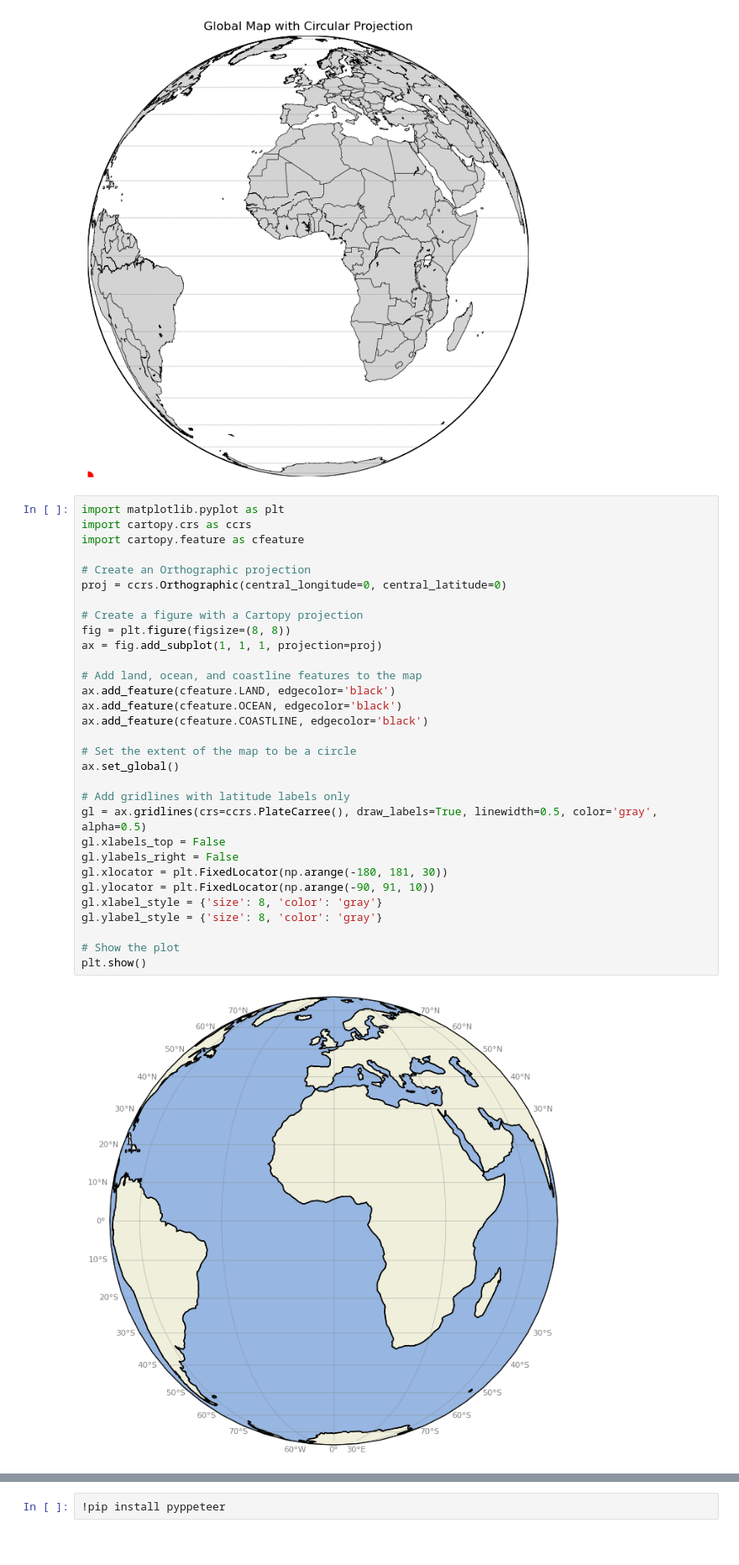
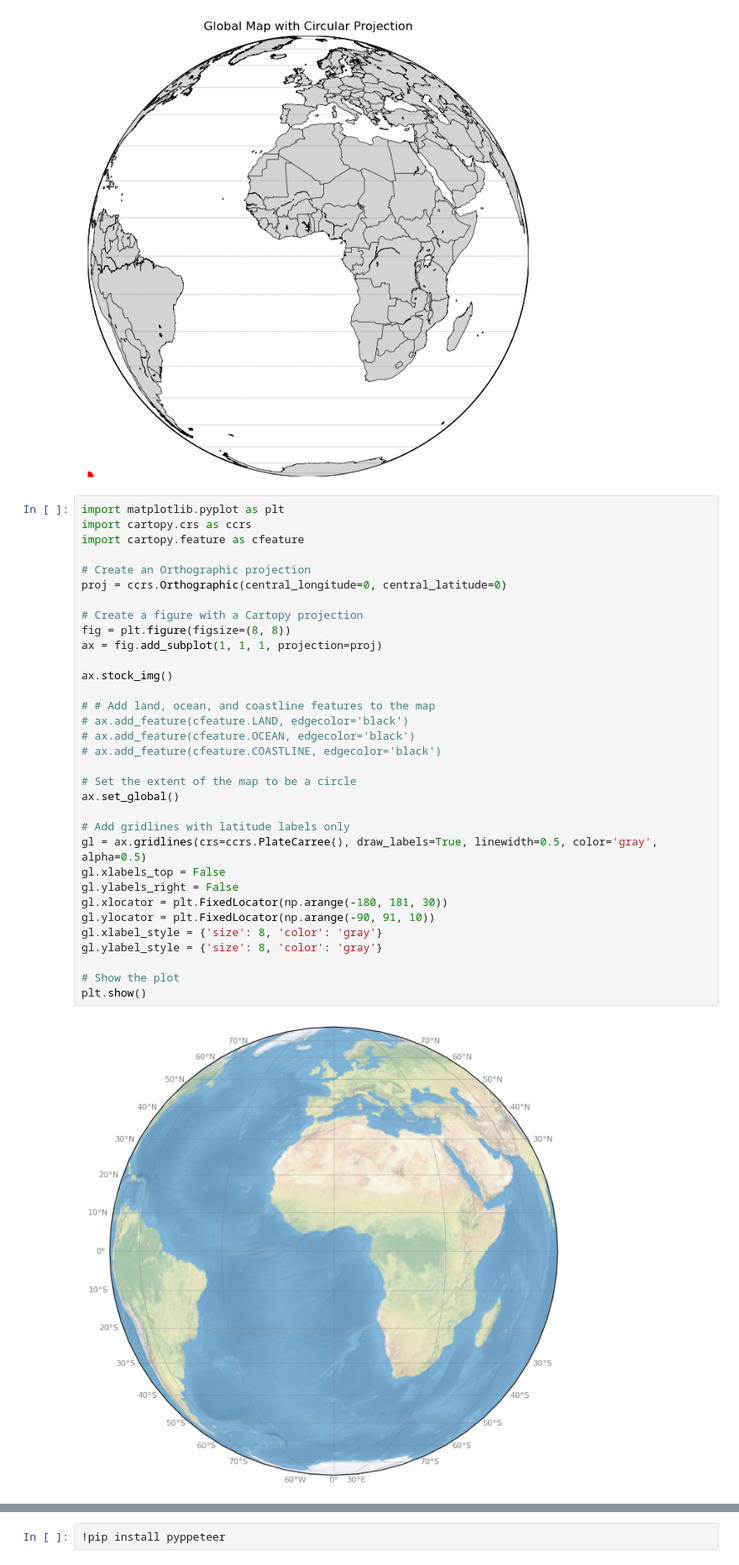
Before and after one commit to Peisong-Zheng/NS_syn, a Jupyter notebook: pre_phase_dis.ipynb, the cells around one changed output, grey strips where cells are left out. Shown at 84% size. Cells and saved outputs as stored; diff of their text form.

```diff
--- a/pre_phase_dis.ipynb
+++ b/pre_phase_dis.ipynb
@@ -137,36 +225,38 @@ plt.show()
 # %%
 import matplotlib.pyplot as plt
 import cartopy.crs as ccrs
 import cartopy.feature as cfeature
 
 # Create an Orthographic projection
 proj = ccrs.Orthographic(central_longitude=0, central_latitude=0)
 
 # Create a figure with a Cartopy projection
 fig = plt.figure(figsize=(8, 8))
 ax = fig.add_subplot(1, 1, 1, projection=proj)
 
-# Add land, ocean, and coastline features to the map
-ax.add_feature(cfeature.LAND, edgecolor='black')
-ax.add_feature(cfeature.OCEAN, edgecolor='black')
-ax.add_feature(cfeature.COASTLINE, edgecolor='black')
+ax.stock_img()
+
+# # Add land, ocean, and coastline features to the map
+# ax.add_feature(cfeature.LAND, edgecolor='black')
+# ax.add_feature(cfeature.OCEAN, edgecolor='black')
+# ax.add_feature(cfeature.COASTLINE, edgecolor='black')
 
 # Set the extent of the map to be a circle
 ax.set_global()
 
 # Add gridlines with latitude labels only
 gl = ax.gridlines(crs=ccrs.PlateCarree(), draw_labels=True, linewidth=0.5, color='gray', alpha=0.5)
 gl.xlabels_top = False
 gl.ylabels_right = False
 gl.xlocator = plt.FixedLocator(np.arange(-180, 181, 30))
 gl.ylocator = plt.FixedLocator(np.arange(-90, 91, 10))
 gl.xlabel_style = {'size': 8, 'color': 'gray'}
 gl.ylabel_style = {'size': 8, 'color': 'gray'}
 
 # Show the plot
 plt.show()
 # %% [output]
-[figure, old version]
+[figure, new version]
 # %%
 import matplotlib.pyplot as plt
 import cartopy.crs as ccrs
```
Also changed, not shown: parts of 8 cells of this notebook.
